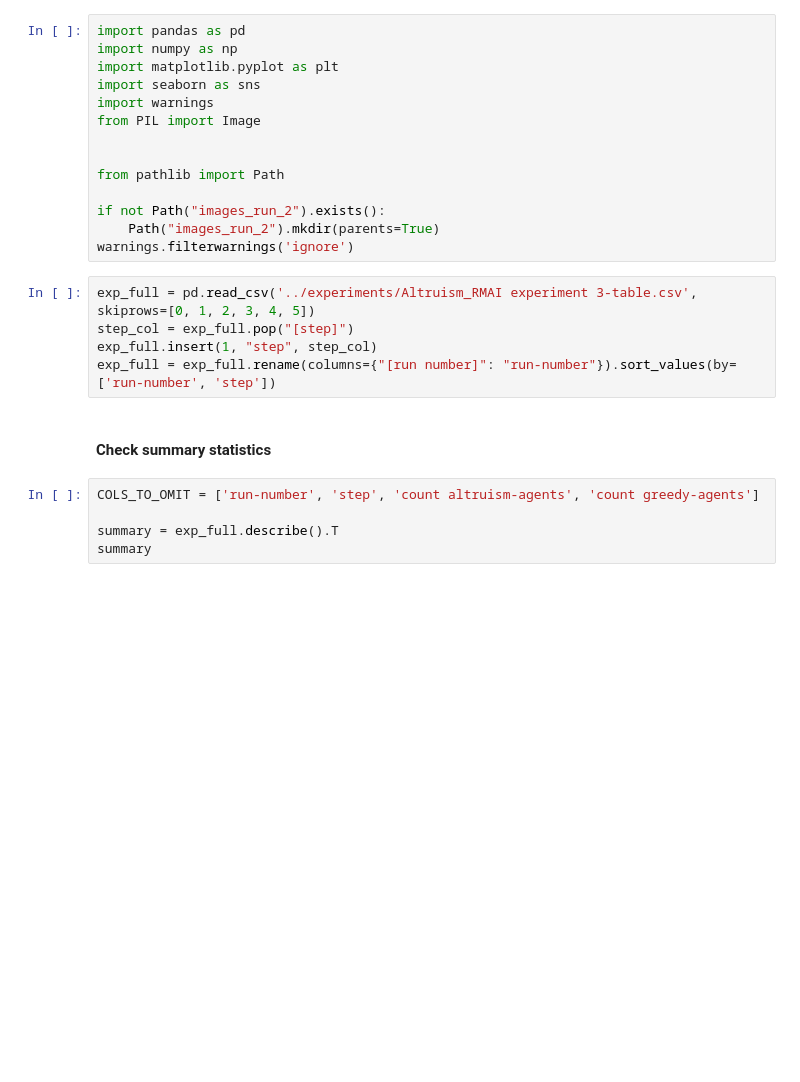
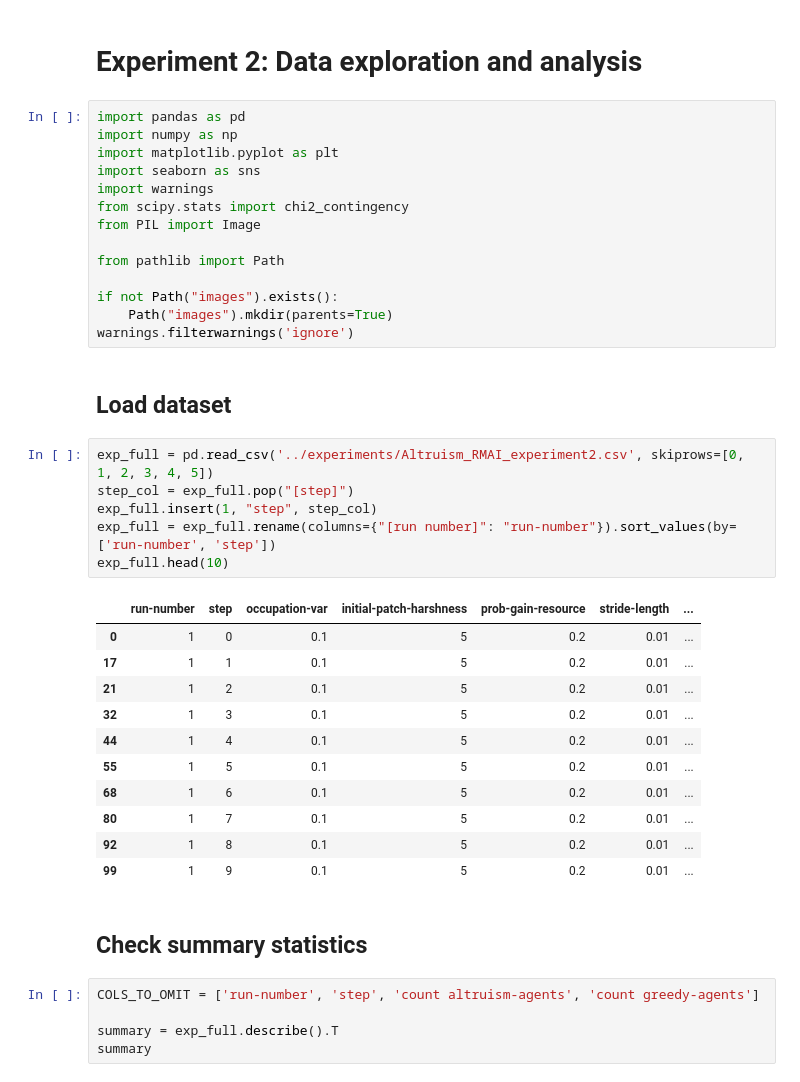
Before and after one commit to Janko-dev/altruism_netlogo, a Jupyter notebook: notebooks/exp2_data_exploration_and_analysis.ipynb, the cells around one changed output. Saved outputs shown, nothing was run; the diff lists cells and outputs as text; blank space fills up the shorter version.

```diff
--- a/notebooks/exp2_data_exploration_and_analysis.ipynb
+++ b/notebooks/exp2_data_exploration_and_analysis.ipynb
@@ -1,24 +1,41 @@
+# %% [markdown]
+# Experiment 2: Data exploration and analysis
 # %%
 import pandas as pd
 import numpy as np
 import matplotlib.pyplot as plt
 import seaborn as sns
 import warnings
+from scipy.stats import chi2_contingency
 from PIL import Image
-
 
 from pathlib import Path
 
-if not Path("images_run_2").exists():
-    Path("images_run_2").mkdir(parents=True)
+if not Path("images").exists():
+    Path("images").mkdir(parents=True)
 warnings.filterwarnings('ignore')
+# %% [markdown]
+## Load dataset
 # %%
-exp_full = pd.read_csv('../experiments/Altruism_RMAI experiment 3-table.csv', skiprows=[0, 1, 2, 3, 4, 5])
+exp_full = pd.read_csv('../experiments/Altruism_RMAI_experiment2.csv', skiprows=[0, 1, 2, 3, 4, 5])
 step_col = exp_full.pop("[step]")
 exp_full.insert(1, "step", step_col)
 exp_full = exp_full.rename(columns={"[run number]": "run-number"}).sort_values(by=['run-number', 'step'])
+exp_full.head(10)
+# %% [output]
+|  | run-number | step | occupation-var | initial-patch-harshness | prob-gain-resource | stride-length | ... |
+| 0 | 1 | 0 | 0.1 | 5 | 0.2 | 0.01 | ... |
+| 17 | 1 | 1 | 0.1 | 5 | 0.2 | 0.01 | ... |
+| 21 | 1 | 2 | 0.1 | 5 | 0.2 | 0.01 | ... |
+| 32 | 1 | 3 | 0.1 | 5 | 0.2 | 0.01 | ... |
+| 44 | 1 | 4 | 0.1 | 5 | 0.2 | 0.01 | ... |
+| 55 | 1 | 5 | 0.1 | 5 | 0.2 | 0.01 | ... |
+| 68 | 1 | 6 | 0.1 | 5 | 0.2 | 0.01 | ... |
+| 80 | 1 | 7 | 0.1 | 5 | 0.2 | 0.01 | ... |
+| 92 | 1 | 8 | 0.1 | 5 | 0.2 | 0.01 | ... |
+| 99 | 1 | 9 | 0.1 | 5 | 0.2 | 0.01 | ... |
 # %% [markdown]
-#### Check summary statistics
+## Check summary statistics
 # %%
 COLS_TO_OMIT = ['run-number', 'step', 'count altruism-agents', 'count greedy-agents']
 
```
Also changed, not shown: parts of 31 cells of this notebook, 52 other files.
